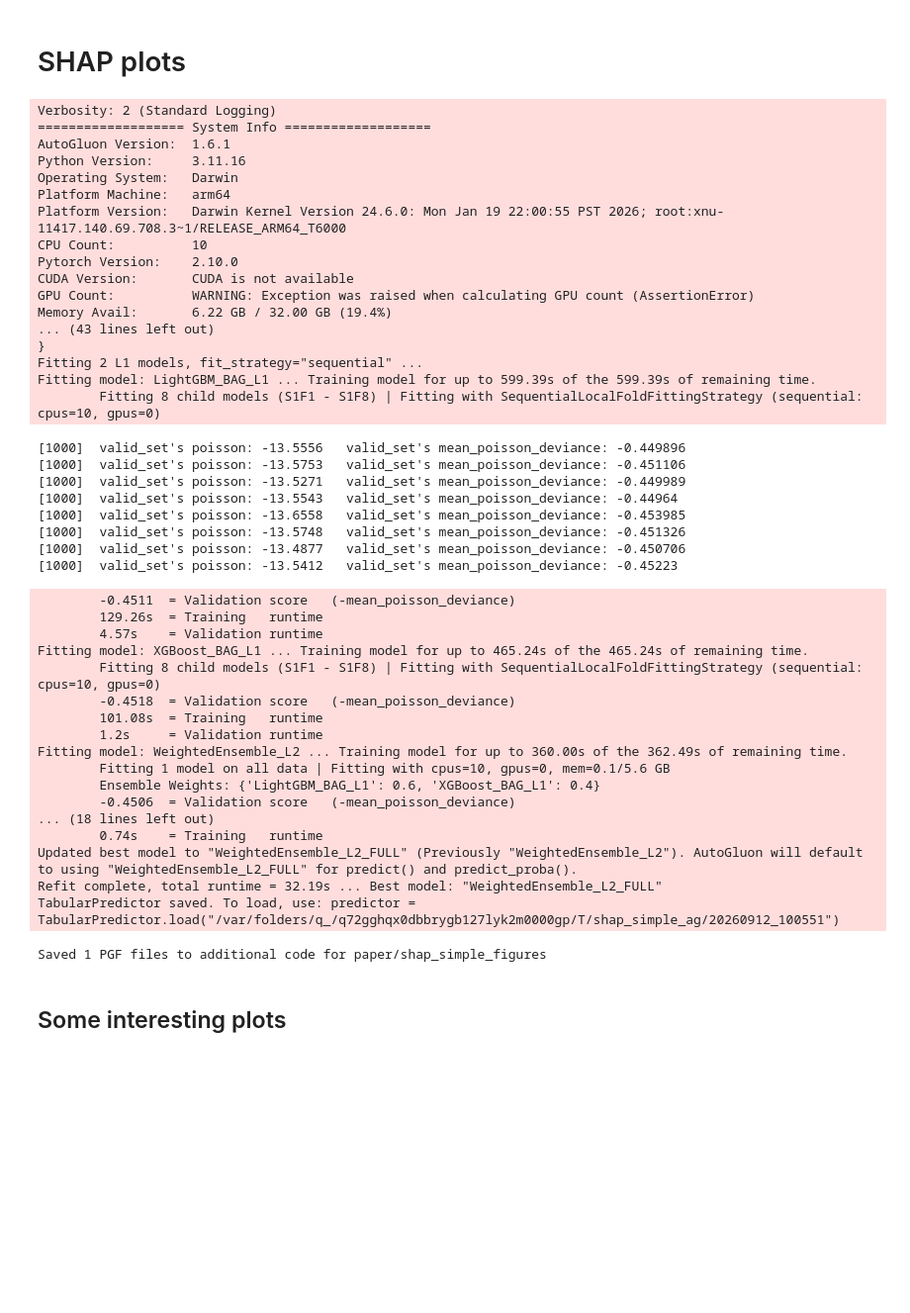
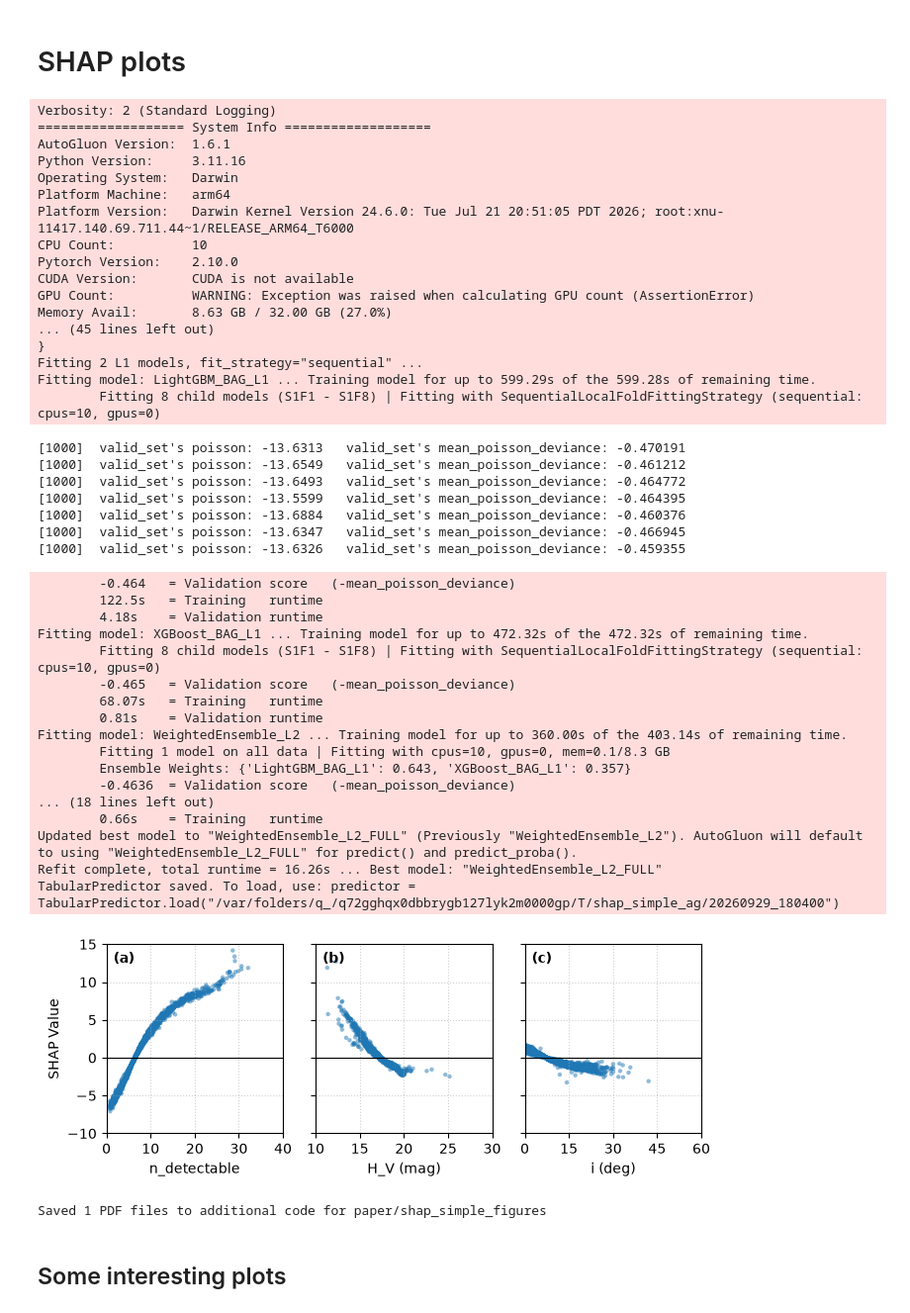
Before and after one commit to AstML/ActivitySCOPE, a Jupyter notebook: More Complicated Workbook - including paper-specific items.ipynb, the cells around one changed output. Shown at 99% size. Cells and saved outputs as stored; diff of their text form; code cells hidden in the pictures; blank space fills up the shorter version.

Commit message:
shap -> pdf

```diff
--- a/More Complicated Workbook - including paper-specific items.ipynb
+++ b/More Complicated Workbook - including paper-specific items.ipynb
@@ -2383,62 +2356,62 @@ test_data_reg = test_data_reg.drop(columns=["Shared_Fold","exp_Num_opps"], error
 
 import sys, importlib
 sys.path.insert(0, "additional code for paper")
 import shap_simple
 importlib.reload(shap_simple)
 
 # # subset train_data_reg and test_data_reg to only include MBAs (generous definition)
 # train_mbas = train_data_reg[(train_data_reg['a'] > 1.7) & (train_data_reg['a'] < 3.5)]  # Replace 'a' with the actual column name for the second condition if needed
 # test_mbas = test_data_reg[(test_data_reg['a'] > 1.7) & (test_data_reg['a'] < 3.5)]  # Replace 'a' with the actual column name for the second condition if needed
 
 model_s, X_test_s, shap_values_s = shap_simple.run(
-    train_mbas.dropna()[['n_detectable', 'H', 'i', 'Num_opps_minus_one']],
-    test_mbas.dropna()[['n_detectable', 'H', 'i', 'Num_opps_minus_one']],
+    train_data_reg.dropna()[['n_detectable', 'H', 'i', 'Num_opps_minus_one']],
+    test_data_reg.dropna()[['n_detectable', 'H', 'i', 'Num_opps_minus_one']],
     out_dir="additional code for paper/shap_simple_figures",
 )
 # %% [output]
 Verbosity: 2 (Standard Logging)
 =================== System Info ===================
 AutoGluon Version:  1.6.1
 Python Version:     3.11.16
 Operating System:   Darwin
 Platform Machine:   arm64
-Platform Version:   Darwin Kernel Version 24.6.0: Mon Jan 19 22:00:55 PST 2026; root:xnu-11417.140.69.708.3~1/RELEASE_ARM64_T6000
+Platform Version:   Darwin Kernel Version 24.6.0: Tue Jul 21 20:51:05 PDT 2026; root:xnu-11417.140.69.711.44~1/RELEASE_ARM64_T6000
 CPU Count:          10
 Pytorch Version:    2.10.0
 CUDA Version:       CUDA is not available
 GPU Count:          WARNING: Exception was raised when calculating GPU count (AssertionError)
-Memory Avail:       6.22 GB / 32.00 GB (19.4%)
-... (43 lines left out)
+Memory Avail:       8.63 GB / 32.00 GB (27.0%)
+... (45 lines left out)
 }
 Fitting 2 L1 models, fit_strategy="sequential" ...
-Fitting model: LightGBM_BAG_L1 ... Training model for up to 599.39s of the 599.39s of remaining time.
+Fitting model: LightGBM_BAG_L1 ... Training model for up to 599.29s of the 599.28s of remaining time.
         Fitting 8 child models (S1F1 - S1F8) | Fitting with SequentialLocalFoldFittingStrategy (sequential: cpus=10, gpus=0)
-[1000]  valid_set's poisson: -13.5556   valid_set's mean_poisson_deviance: -0.449896
-[1000]  valid_set's poisson: -13.5753   valid_set's mean_poisson_deviance: -0.451106
-[1000]  valid_set's poisson: -13.5271   valid_set's mean_poisson_deviance: -0.449989
-[1000]  valid_set's poisson: -13.5543   valid_set's mean_poisson_deviance: -0.44964
-[1000]  valid_set's poisson: -13.6558   valid_set's mean_poisson_deviance: -0.453985
-[1000]  valid_set's poisson: -13.5748   valid_set's mean_poisson_deviance: -0.451326
-[1000]  valid_set's poisson: -13.4877   valid_set's mean_poisson_deviance: -0.450706
-[1000]  valid_set's poisson: -13.5412   valid_set's mean_poisson_deviance: -0.45223
+[1000]  valid_set's poisson: -13.6313   valid_set's mean_poisson_deviance: -0.470191
+[1000]  valid_set's poisson: -13.6549   valid_set's mean_poisson_deviance: -0.461212
+[1000]  valid_set's poisson: -13.6493   valid_set's mean_poisson_deviance: -0.464772
+[1000]  valid_set's poisson: -13.5599   valid_set's mean_poisson_deviance: -0.464395
+[1000]  valid_set's poisson: -13.6884   valid_set's mean_poisson_deviance: -0.460376
+[1000]  valid_set's poisson: -13.6347   valid_set's mean_poisson_deviance: -0.466945
+[1000]  valid_set's poisson: -13.6326   valid_set's mean_poisson_deviance: -0.459355
-        -0.4511  = Validation score   (-mean_poisson_deviance)
-        129.26s  = Training   runtime
-        4.57s    = Validation runtime
-Fitting model: XGBoost_BAG_L1 ... Training model for up to 465.24s of the 465.24s of remaining time.
+        -0.464   = Validation score   (-mean_poisson_deviance)
+        122.5s   = Training   runtime
+        4.18s    = Validation runtime
+Fitting model: XGBoost_BAG_L1 ... Training model for up to 472.32s of the 472.32s of remaining time.
         Fitting 8 child models (S1F1 - S1F8) | Fitting with SequentialLocalFoldFittingStrategy (sequential: cpus=10, gpus=0)
-        -0.4518  = Validation score   (-mean_poisson_deviance)
-        101.08s  = Training   runtime
-        1.2s     = Validation runtime
-Fitting model: WeightedEnsemble_L2 ... Training model for up to 360.00s of the 362.49s of remaining time.
-        Fitting 1 model on all data | Fitting with cpus=10, gpus=0, mem=0.1/5.6 GB
-        Ensemble Weights: {'LightGBM_BAG_L1': 0.6, 'XGBoost_BAG_L1': 0.4}
-        -0.4506  = Validation score   (-mean_poisson_deviance)
+        -0.465   = Validation score   (-mean_poisson_deviance)
+        68.07s   = Training   runtime
+        0.81s    = Validation runtime
+Fitting model: WeightedEnsemble_L2 ... Training model for up to 360.00s of the 403.14s of remaining time.
+        Fitting 1 model on all data | Fitting with cpus=10, gpus=0, mem=0.1/8.3 GB
+        Ensemble Weights: {'LightGBM_BAG_L1': 0.643, 'XGBoost_BAG_L1': 0.357}
+        -0.4636  = Validation score   (-mean_poisson_deviance)
 ... (18 lines left out)
-        0.74s    = Training   runtime
+        0.66s    = Training   runtime
 Updated best model to "WeightedEnsemble_L2_FULL" (Previously "WeightedEnsemble_L2"). AutoGluon will default to using "WeightedEnsemble_L2_FULL" for predict() and predict_proba().
-Refit complete, total runtime = 32.19s ... Best model: "WeightedEnsemble_L2_FULL"
-TabularPredictor saved. To load, use: predictor = TabularPredictor.load("/var/folders/q_/q72gghqx0dbbrygb127lyk2m0000gp/T/shap_simple_ag/20260912_100551")
+Refit complete, total runtime = 16.26s ... Best model: "WeightedEnsemble_L2_FULL"
+TabularPredictor saved. To load, use: predictor = TabularPredictor.load("/var/folders/q_/q72gghqx0dbbrygb127lyk2m0000gp/T/shap_simple_ag/20260929_180400")
+[figure, added]
-Saved 1 PGF files to additional code for paper/shap_simple_figures
+Saved 1 PDF files to additional code for paper/shap_simple_figures
 # %% [markdown]
 ## Some interesting plots
 # %%
```
Also changed, not shown: parts of 55 cells of this notebook, 2 other files.
